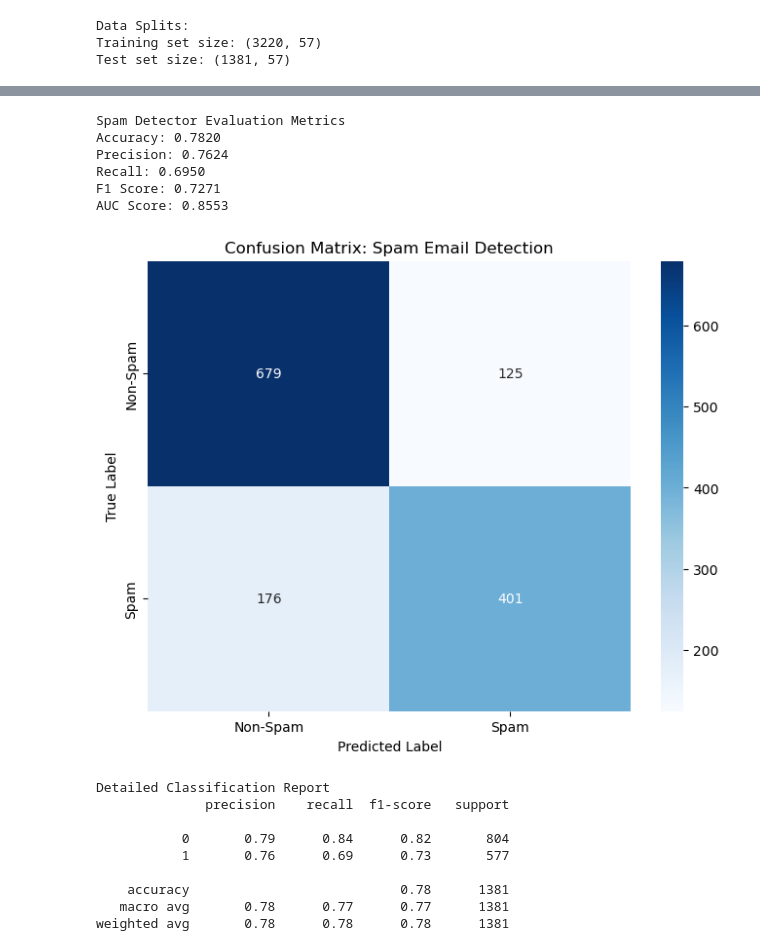
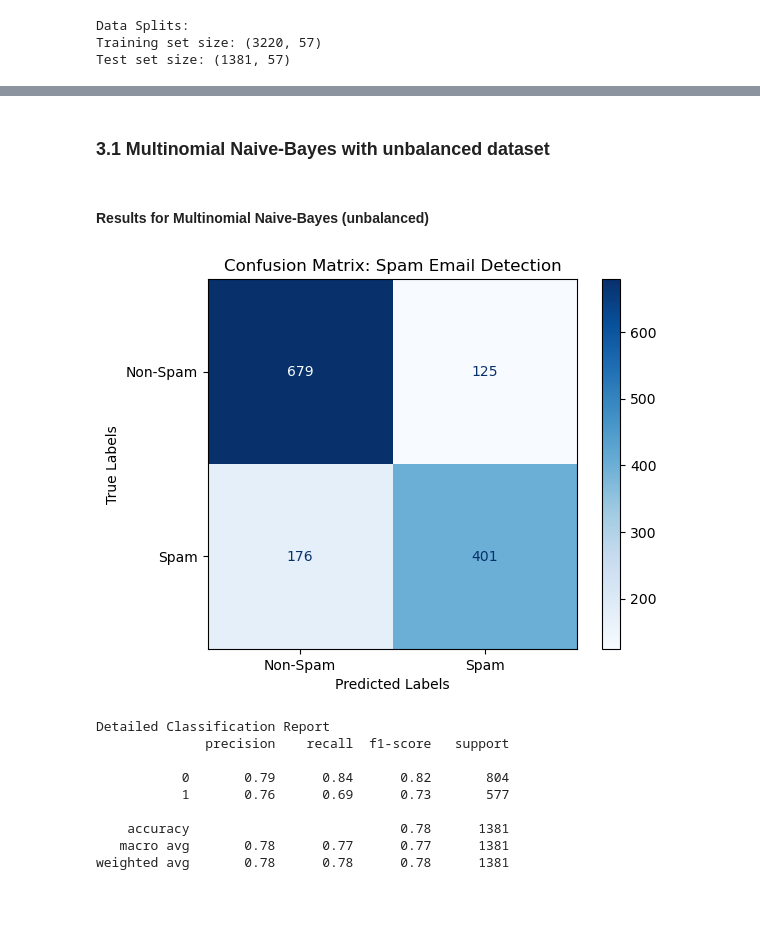
Before and after one commit to AyaCh21/Spam-Email, a Jupyter notebook: Test.ipynb, the cells around one changed output, grey strips where cells are left out. Saved outputs shown, nothing was run; the diff lists cells and outputs as text; code cells hidden in the pictures; blank space fills up the shorter version.

```diff
--- a/Test.ipynb
+++ b/Test.ipynb
@@ -201,3 +306,5 @@ Test set size: (1381, 57)
+# %% [markdown]
+### 3.1 Multinomial Naive-Bayes with unbalanced dataset
 # %%
 #  Train the Naive Bayes model :
 # we will use multinomial
@@ -295,39 +316,36 @@ def plot_roc_curve(y_test, y_prob, auc_score, title="ROC Curve"):
+# %% [markdown]
+#### Results for Multinomial Naive-Bayes (unbalanced)
 # %%
-# Train the Naive Bayes model
-spam_detector = MultinomialNB()
-spam_detector.fit(X_train, y_train)
-
 # Prediction of the test set
 y_pred = spam_detector.predict(X_test)
 y_prob = spam_detector.predict_proba(X_test)[:, 1]  # Get probabilities for the positive class
 
-# Evaluation of the model using the refactored functions
-metrics = evaluate_model(y_test, y_pred, y_prob, title="Spam Detector Evaluation Metrics")
+# Evaluation of the model using a confusion matrix
+cm = confusion_matrix(y_test, y_pred)
+disp = ConfusionMatrixDisplay(confusion_matrix=cm, display_labels=['Non-Spam', 'Spam'])
+disp.plot(cmap=plt.cm.Blues)
 
-# Visualization of the confusion matrix
-plot_confusion_matrix(y_test, y_pred, labels=['Non-Spam', 'Spam'], title="Confusion Matrix: Spam Email Detection")
+# Add titles and labels for clarity
+plt.title("Confusion Matrix: Spam Email Detection")
+plt.xlabel("Predicted Labels")
+plt.ylabel("True Labels")
+plt.show()
 
 # Classification report
 print_classification_report(y_test, y_pred, title="Detailed Classification Report")
 
 # Plot the ROC curve
 plot_roc_curve(y_test, y_prob, metrics['auc_score'], title="ROC Curve: Spam Email Classifier")
 # %% [output]
+[figure, new version]
-Spam Detector Evaluation Metrics
-Accuracy: 0.7820
-Precision: 0.7624
-Recall: 0.6950
-F1 Score: 0.7271
-AUC Score: 0.8553
+Detailed Classification Report
+              precision    recall  f1-score   support
+
+           0       0.79      0.84      0.82       804
+           1       0.76      0.69      0.73       577
+
+    accuracy                           0.78      1381
+   macro avg       0.78      0.77      0.77      1381
+weighted avg       0.78      0.78      0.78      1381
-[figure, old version]
-Detailed Classification Report
-              precision    recall  f1-score   support
-
-           0       0.79      0.84      0.82       804
-           1       0.76      0.69      0.73       577
-
-    accuracy                           0.78      1381
-   macro avg       0.78      0.77      0.77      1381
-weighted avg       0.78      0.78      0.78      1381
 [figure]
 # %%
```
Also changed, not shown: parts of 70 cells of this notebook.
